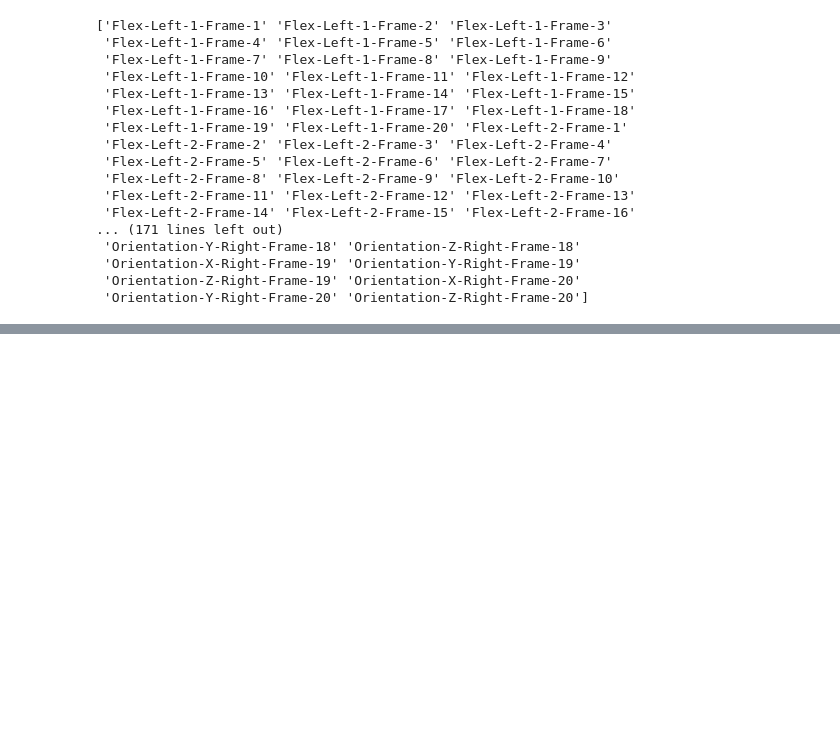
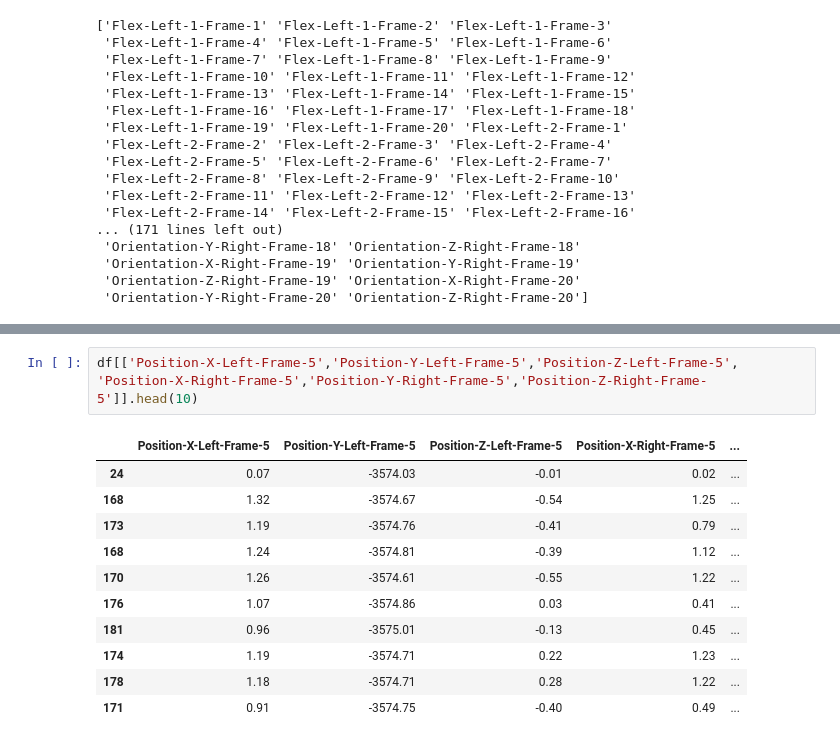
Before and after one commit to MouadFiali/magic-gloves, a Jupyter notebook: sensor_data_eda.ipynb, the cells around one changed output, grey strips where cells are left out. Saved outputs shown, nothing was run; the diff lists cells and outputs as text; blank space fills up the shorter version.

```diff
--- a/sensor_data_eda.ipynb
+++ b/sensor_data_eda.ipynb
@@ -41,0 +57,14 @@ df.head()
+# %%
+df[['Position-X-Left-Frame-5','Position-Y-Left-Frame-5','Position-Z-Left-Frame-5', 'Position-X-Right-Frame-5','Position-Y-Right-Frame-5','Position-Z-Right-Frame-5']].head(10)
+# %% [output]
+|  | Position-X-Left-Frame-5 | Position-Y-Left-Frame-5 | Position-Z-Left-Frame-5 | Position-X-Right-Frame-5 | ... |
+| 24 | 0.07 | -3574.03 | -0.01 | 0.02 | ... |
+| 168 | 1.32 | -3574.67 | -0.54 | 1.25 | ... |
+| 173 | 1.19 | -3574.76 | -0.41 | 0.79 | ... |
+| 168 | 1.24 | -3574.81 | -0.39 | 1.12 | ... |
+| 170 | 1.26 | -3574.61 | -0.55 | 1.22 | ... |
+| 176 | 1.07 | -3574.86 | 0.03 | 0.41 | ... |
+| 181 | 0.96 | -3575.01 | -0.13 | 0.45 | ... |
+| 174 | 1.19 | -3574.71 | 0.22 | 1.23 | ... |
+| 178 | 1.18 | -3574.71 | 0.28 | 1.22 | ... |
+| 171 | 0.91 | -3574.75 | -0.40 | 0.49 | ... |
```
Also changed, not shown: parts of 8 cells of this notebook, 2 other files.
